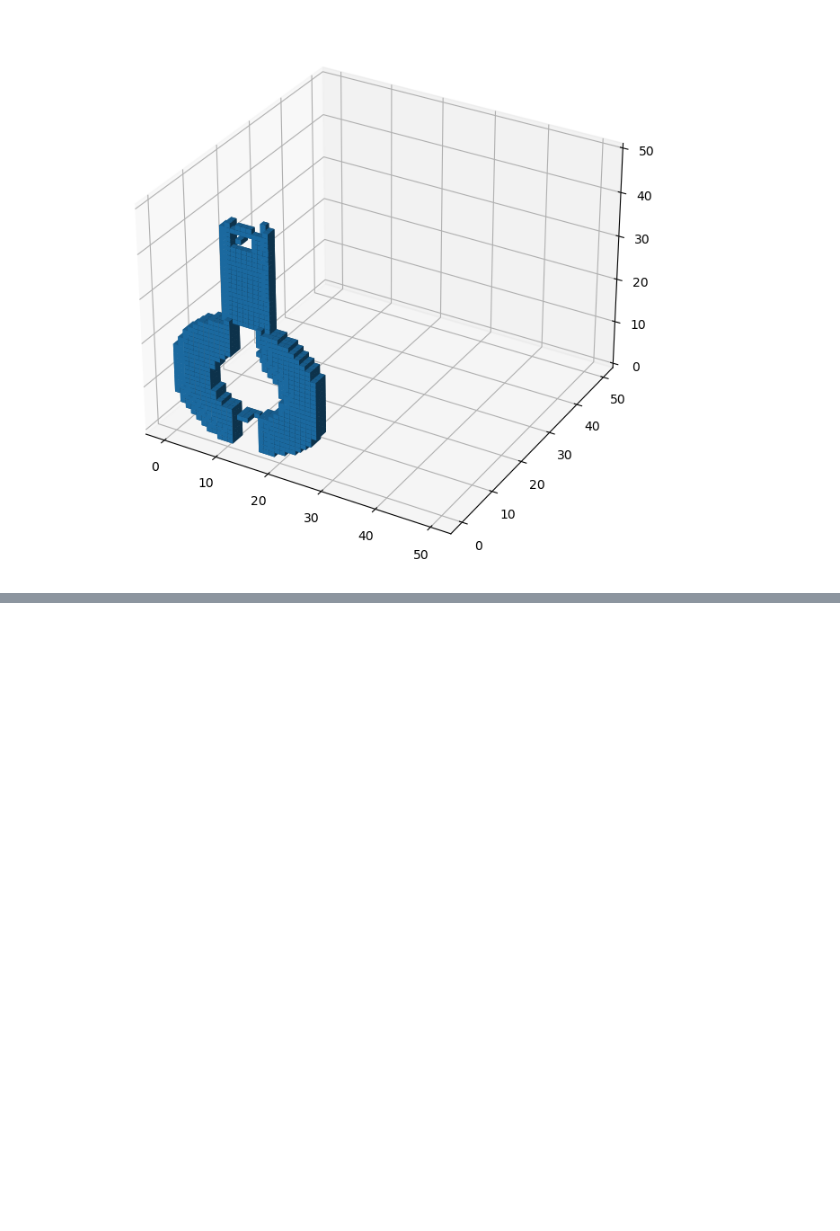
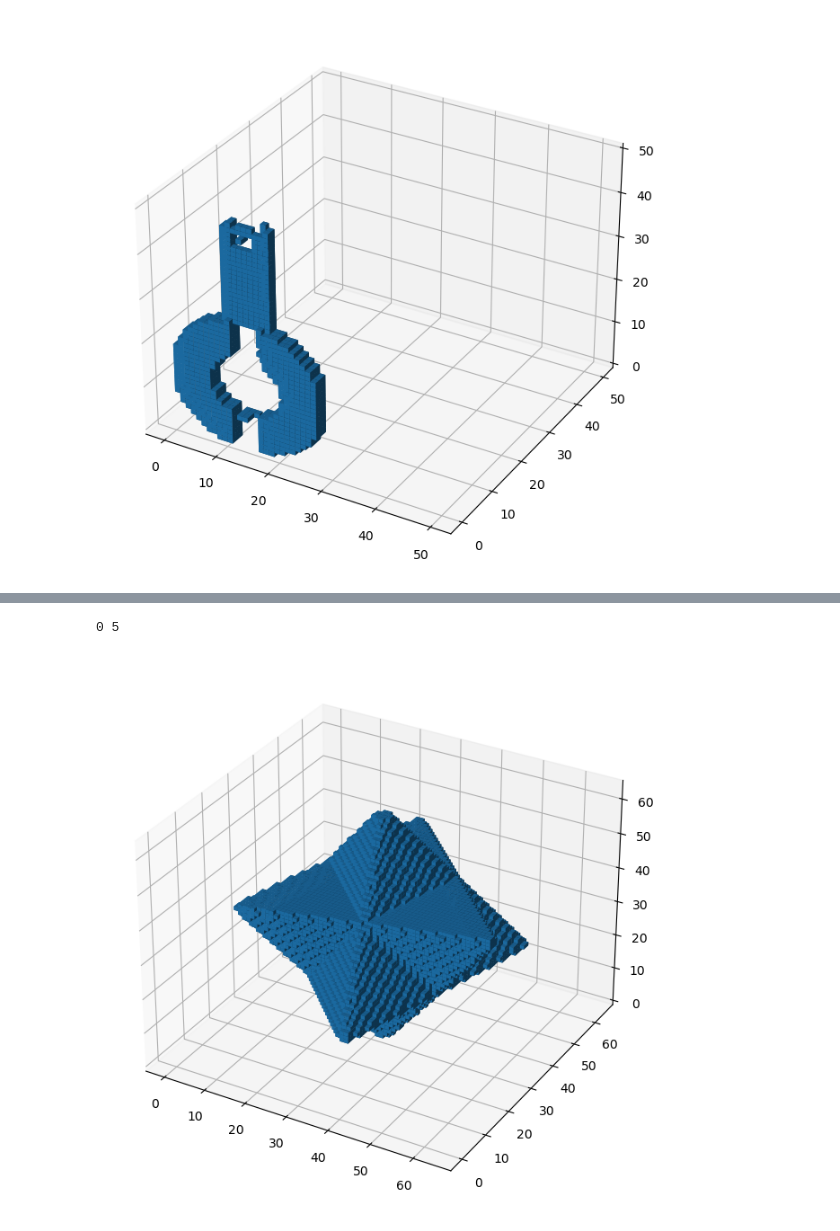
Before and after one commit to hannesk95/ClassificationForAdditiveManufacturing, a Jupyter notebook: dev_notebooks/defects.ipynb, the cells around one changed output, grey strips where cells are left out. Cells and saved outputs as stored; diff of their text form; code cells hidden in the pictures; blank space fills up the shorter version.

```diff
--- a/dev_notebooks/defects.ipynb
+++ b/dev_notebooks/defects.ipynb
@@ -106,0 +182,36 @@ plt.show()
+# %%
+# find appropriate axis and radius of the cylinder
+axis, radius = find_axis_and_radius(voxels)
+# %% [output]
+0 5
+# %%
+# find center of the voxels grid
+center = np.round(voxels.mean(axis = 0))
+
+# maximum and minimum grid index
+maxx = np.max(voxels, axis=0)
+minn = np.min(voxels, axis=0)
+
+# set cylinder boundary points to the center
+pt1 = copy.deepcopy(center)
+pt2 = copy.deepcopy(center)
+
+# change 1 component based on the selected axis
+idx = axis
+pt1[idx] =  minn[idx]
+pt2[idx] =  maxx[idx]
+# %%
+# identify voxels to be removed
+idx = points_in_cylinder(pt1, pt2, radius, voxels)
+to_be_removed = voxels[idx]
+# %%
+# remove selected voxels from the occupancy grid
+for v in to_be_removed:
+    model[v[0], v[1], v[2]] = 0
+# %%
+fig = plt.figure(figsize=(12,8), dpi= 100, facecolor='w', edgecolor='k')
+ax = fig.gca(projection='3d')
+ax.voxels(model)
+plt.show()
+# %% [output]
+[figure, added]
```
Also changed, not shown: parts of 9 cells of this notebook.
